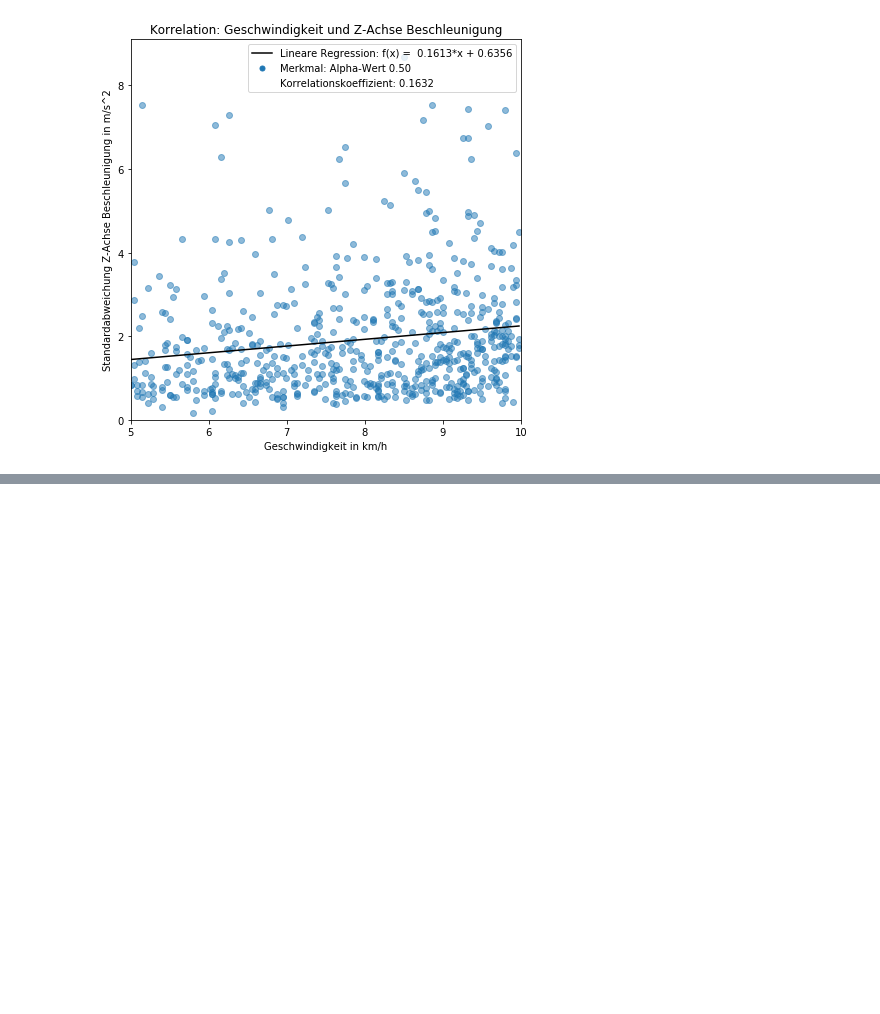
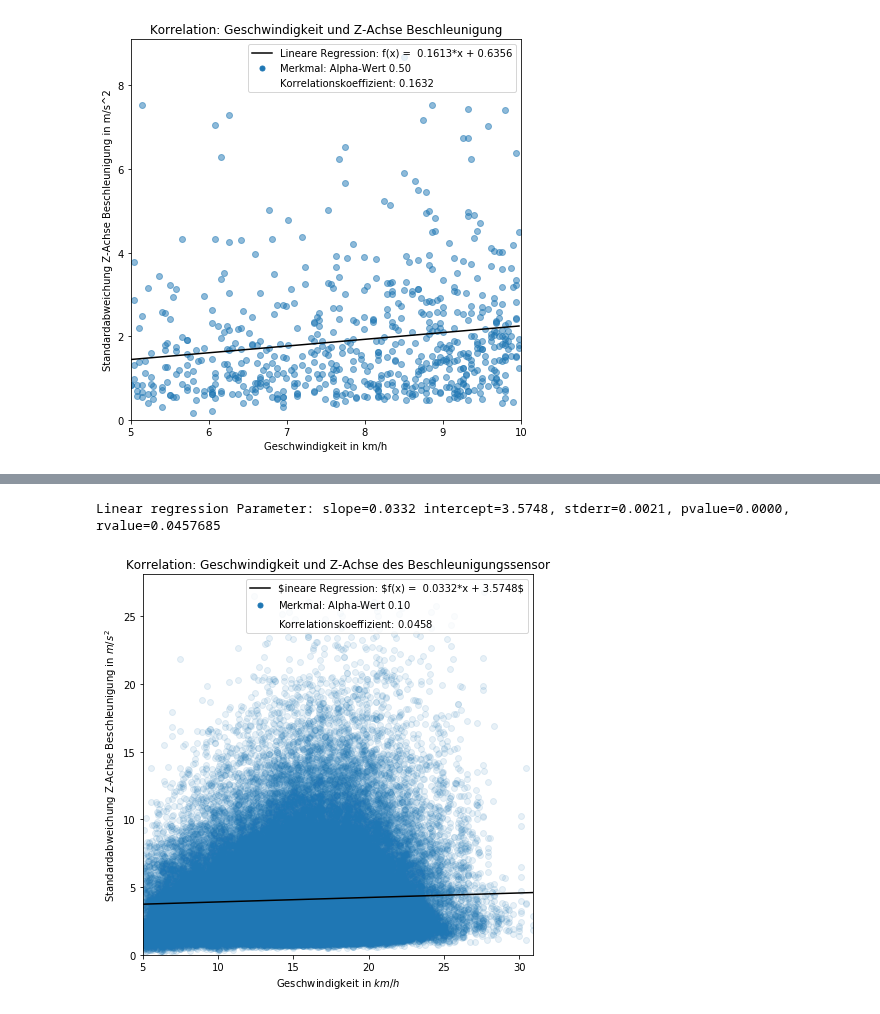
Before and after one commit to SandGreif/FahrradwegeKlassifizierung, a Jupyter notebook: datenvisualisierung/regressionAnalysis.ipynb, the cells around one changed output, grey strips where cells are left out. Cells and saved outputs as stored; diff of their text form; code cells hidden in the pictures; blank space fills up the shorter version.

```diff
--- a/datenvisualisierung/regressionAnalysis.ipynb
+++ b/datenvisualisierung/regressionAnalysis.ipynb
@@ -437,0 +431,25 @@ featuresDf['Geschwindigkeit in km/h'].mean()
+# %%
+plt.figure(figsize=(7,7))
+alpha = 0.1
+slope, intercept, rvalue, pvalue, stderr = linregress(featuresDf['Geschwindigkeit in km/h'],featuresDf['Standardabweichung Z-Achse Beschleunigung in m/s^2'])
+slopeString = '$ineare Regression: $f(x) =  %.4f*x + %.4f$' % (slope, intercept)
+scatterString = 'Merkmal: Alpha-Wert $%.2f$' % (alpha)
+corrlcString = 'Korrelationskoeffizient: $%.4f$' % (rvalue)
+plt.scatter(featuresDf['Geschwindigkeit in km/h'],featuresDf['Standardabweichung Z-Achse Beschleunigung in m/s^2'], alpha = alpha)
+lineRegress, = plt.plot(featuresDf['Geschwindigkeit in km/h'].sort_values(), intercept + slope*featuresDf['Geschwindigkeit in km/h'].sort_values()
+, 'k', label=slopeString)
+plt.xlim(5,maxSpeed)
+plt.ylim(0,)
+plt.title('Korrelation: Geschwindigkeit und Z-Achse des Beschleunigungssensor')
+plt.xlabel('Geschwindigkeit in $km/h$')
+plt.ylabel('Standardabweichung Z-Achse Beschleunigung in $m/s^2$')
+blueScatter = mlines.Line2D([], [], marker='',
+                          markersize=10, label=corrlcString, linestyle=' ')
+regressCorellc = mlines.Line2D([], [], color='C0', marker='.',
+                          markersize=10, label=scatterString, linestyle=' ')
+plt.legend(handles=[lineRegress,regressCorellc,blueScatter], loc=1)
+#plt.savefig('KorrelationGeschwindigkeitMittelwertZAchseBeschleunigung')
+print('Linear regression Parameter: slope=%.4f intercept=%.4f, stderr=%.4f, pvalue=%.4f, rvalue=%.7f' % (slope, intercept, stderr, pvalue, rvalue))
+# %% [output]
+Linear regression Parameter: slope=0.0332 intercept=3.5748, stderr=0.0021, pvalue=0.0000, rvalue=0.0457685
+[figure, added]
```
Also changed, not shown: parts of 22 cells of this notebook.
